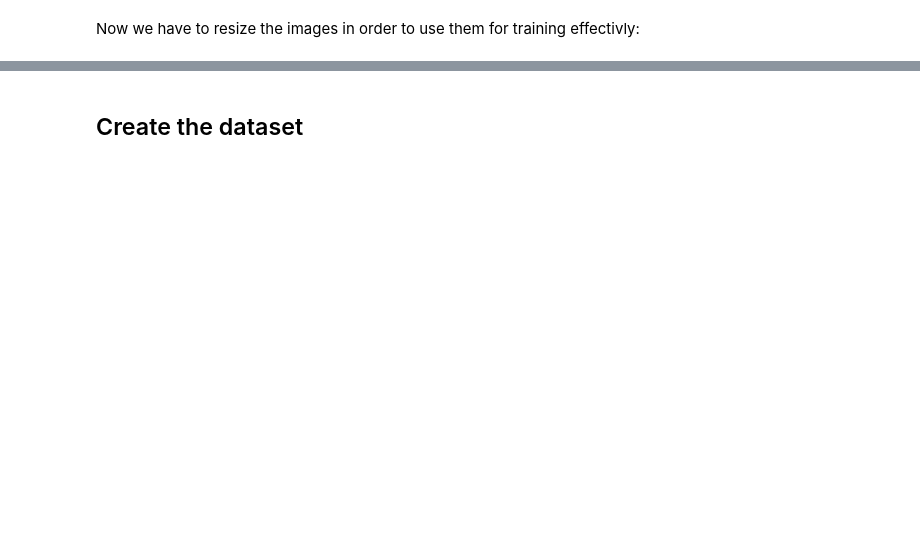
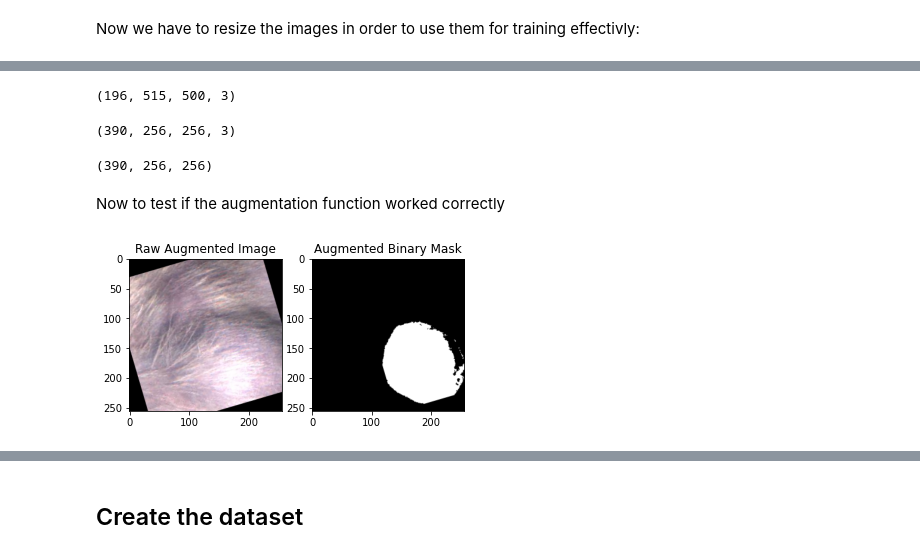
Before and after one commit to riyajain2025/mouse-tumor-segmentation, a Jupyter notebook: tumor segmentation.ipynb, the cells around one changed output, grey strips where cells are left out. Drawn from its saved outputs; the diff is of its cells as text; code cells hidden in the pictures; blank space fills up the shorter version.

Commit message:
fixed augmentation

```diff
--- a/tumor segmentation.ipynb
+++ b/tumor segmentation.ipynb
@@ -397,0 +362,6 @@ plt.show()
+# %%
+red_region_circle_masks = np.array(red_region_circle_masks)
+
+red_region_circle_masks.shape
+# %% [output]
+(196, 515, 500, 3)
@@ -398,3 +438,29 @@ plt.show()
+# %%
+# see how much its changed by
+
+raw_images_masked.shape
+# %% [output]
+(390, 256, 256, 3)
+# %%
+final_binary_masks.shape
+# %% [output]
+(390, 256, 256)
+# %% [markdown]
+Now to test if the augmentation function worked correctly
+# %%
+rand = random.randint(0, len(aug_raw)-1)
+
+fig, ax = plt.subplots(1,2)
+
+ax[0].imshow(aug_raw[rand])
+ax[0].set_title("Raw Augmented Image")
+
+ax[1].imshow(aug_masks[rand], cmap="gray")
+ax[1].set_title("Augmented Binary Mask")
+
+plt.show()
+# %% [output]
+[figure, added]
 # %%
 # test
 
```
Also changed, not shown: parts of 20 cells of this notebook.
